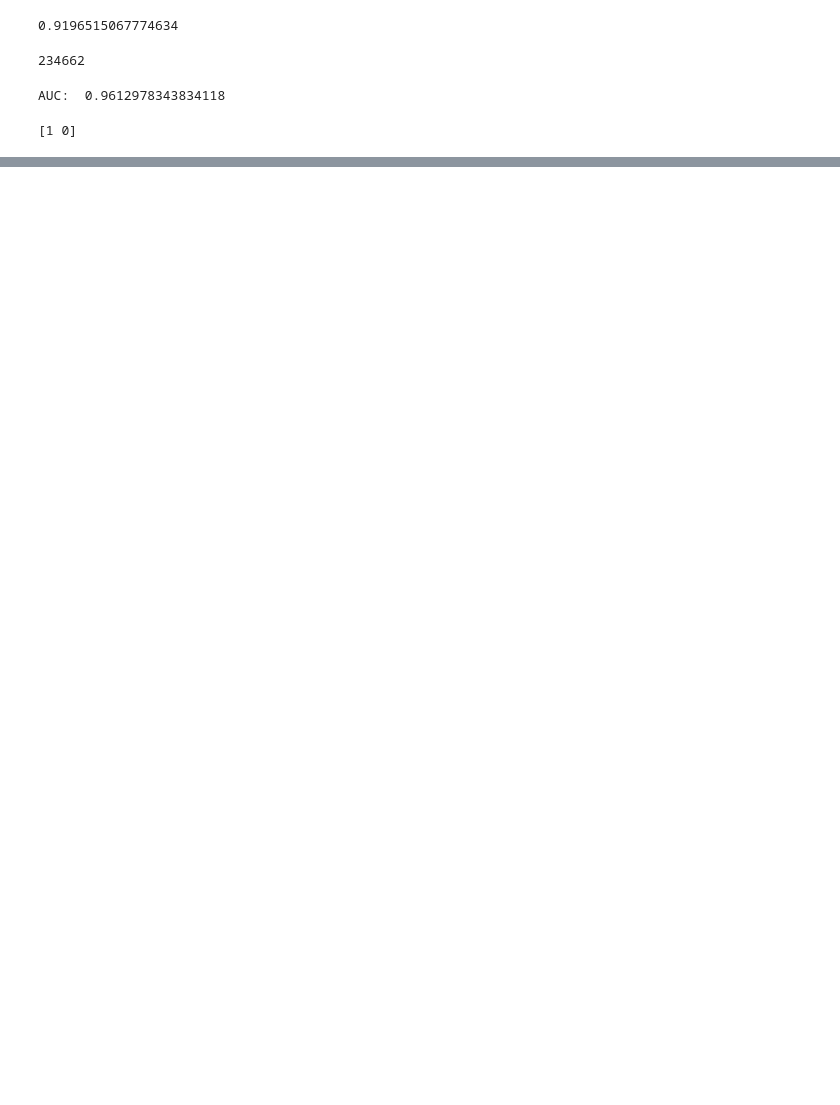
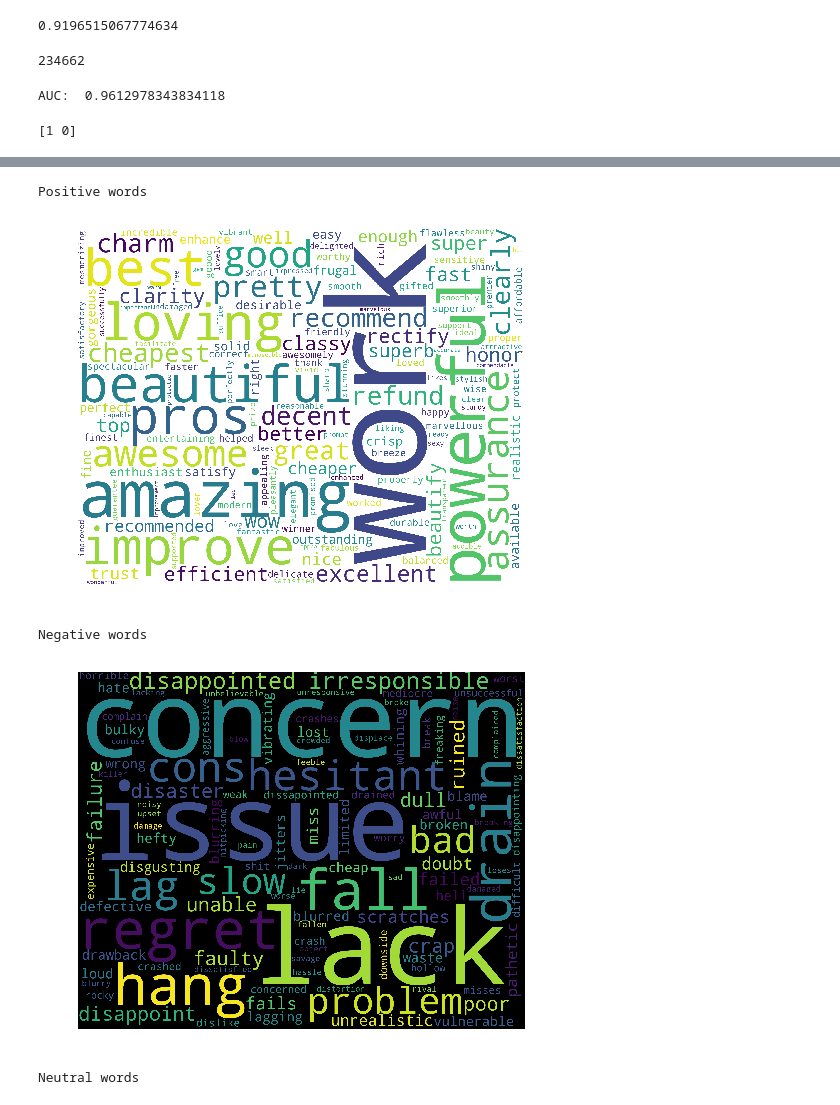
Before and after one commit to vermaayu/ProductReviewAnalysis, a Jupyter notebook: FinalProject/MainPart2.ipynb, the cells around one changed output, grey strips where cells are left out. Drawn from its saved outputs; the diff is of its cells as text; code cells hidden in the pictures; blank space fills up the shorter version.

```diff
--- a/FinalProject/MainPart2.ipynb
+++ b/FinalProject/MainPart2.ipynb
@@ -168,0 +288,48 @@ print(model.predict(vect.transform(['not an issue, phone is working',
+# %%
+pos_bag = []
+neg_bag = []
+other_bag = []
+
+for i in range(0,len(Bag_of_Words)):
+    if [Bag_of_Words[i]] in positive_list:
+        pos_bag.append(Bag_of_Words[i])
+
+
+    if [Bag_of_Words[i]] in negative_list:
+        neg_bag.append(Bag_of_Words[i])
+
+    else:
+        other_bag.append(Bag_of_Words[i])
+# %%
+from wordcloud import WordCloud,STOPWORDS
+
+def wordcloud_draw(data, color = 'black'):
+    words = ' '.join(data)
+    cleaned_word = " ".join([word for word in words.split()
+                            if 'http' not in word
+                                and not word.startswith('@')
+                                and not word.startswith('#')
+                                and word != 'RT'
+                            ])
+    wordcloud = WordCloud(stopwords=STOPWORDS,
+                      background_color=color,
+                      width=2500,
+                      height=2000
+                     ).generate(cleaned_word)
+    plt.figure(1,figsize=(8, 8))
+    plt.imshow(wordcloud)
+    plt.axis('off')
+    plt.show()
+
+print("Positive words")
+wordcloud_draw(pos_bag,'white')
+print("Negative words")
+wordcloud_draw(neg_bag)
+print("Neutral words")
+wordcloud_draw(other_bag, 'red')
+# %% [output]
+Positive words
+[figure, added]
+Negative words
+[figure, added]
+Neutral words
```
Also changed, not shown: parts of 13 cells of this notebook, 3 other files.
